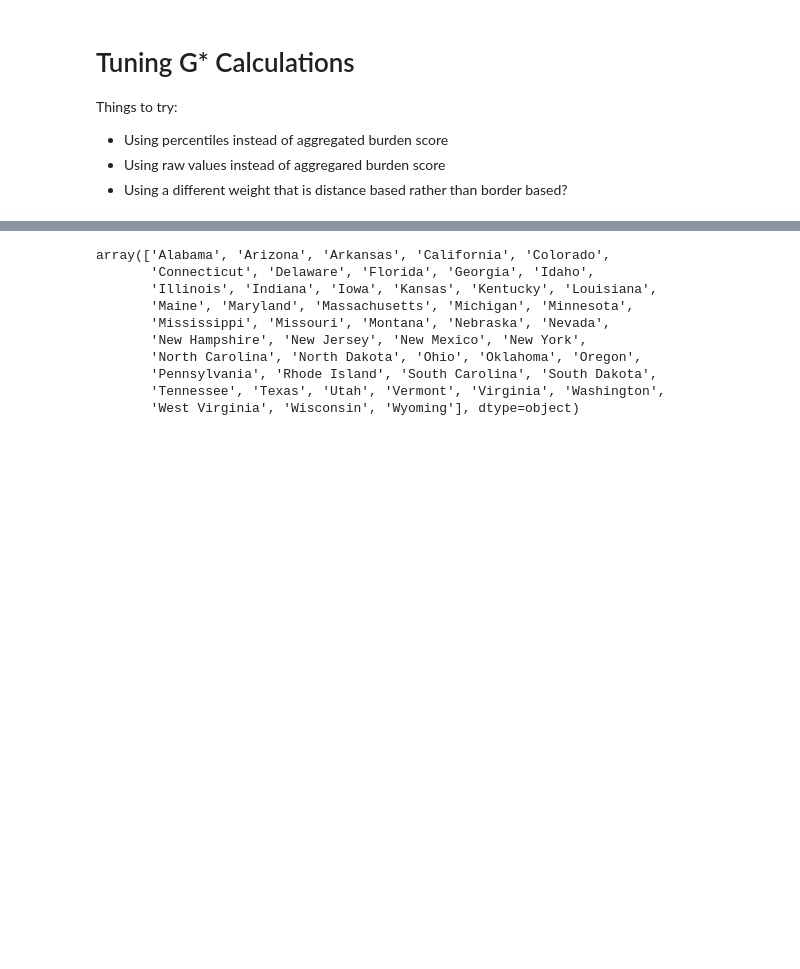
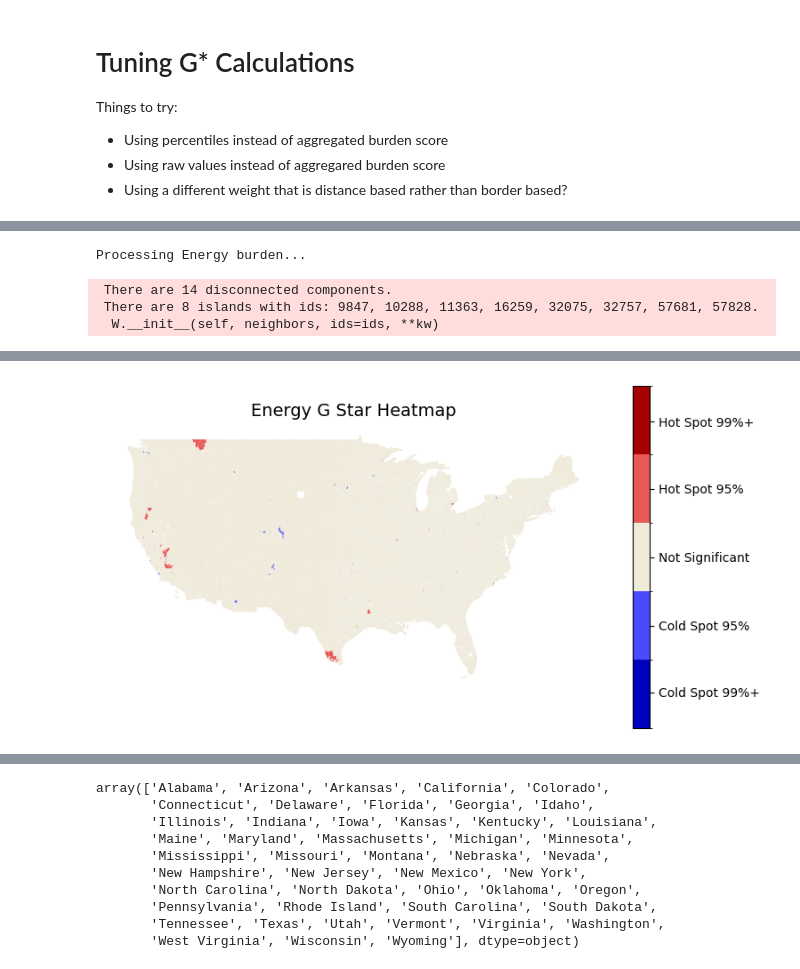
Before and after one commit to haylee360/j40-data-exploration, a Jupyter notebook: docs/gstar-tuning.ipynb, the cells around one changed output, grey strips where cells are left out. Drawn from its saved outputs; the diff is of its cells as text; code cells hidden in the pictures; blank space fills up the shorter version.

Commit message:
Run function on all burdens

```diff
--- a/docs/gstar-tuning.ipynb
+++ b/docs/gstar-tuning.ipynb
@@ -40,0 +58,7 @@ v2_geo = gpd.read_file(os.path.join(base_dir, "data", "2.0-shapefile-codebook",
+# %%
+map_burden(burden='Energy', df=comm_v2, geo_df=v2_geo)
+# %% [output]
+Processing Energy burden...
+ There are 14 disconnected components.
+ There are 8 islands with ids: 9847, 10288, 11363, 16259, 32075, 32757, 57681, 57828.
+  W.__init__(self, neighbors, ids=ids, **kw)
@@ -40,0 +73 @@ v2_geo = gpd.read_file(os.path.join(base_dir, "data", "2.0-shapefile-codebook",
+[figure, added]
```
Also changed, not shown: parts of 12 cells of this notebook, 2 other files.
